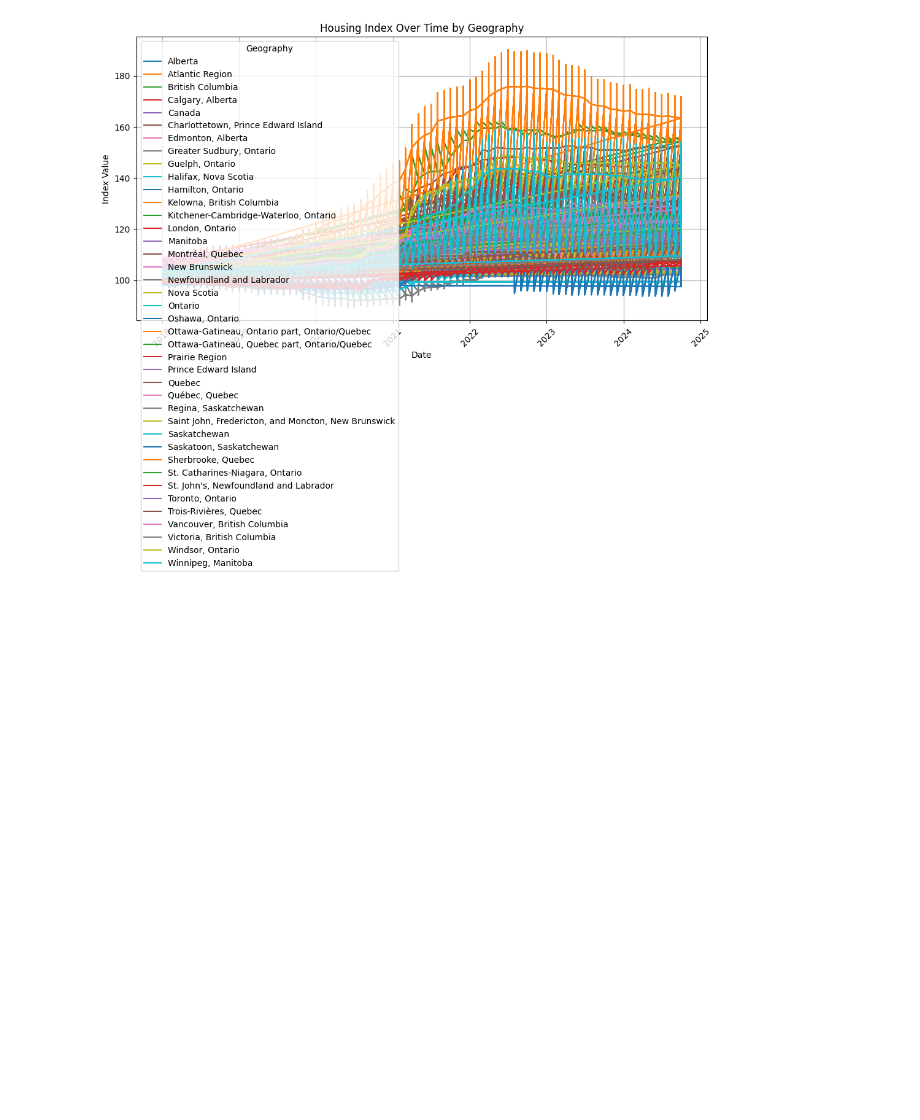
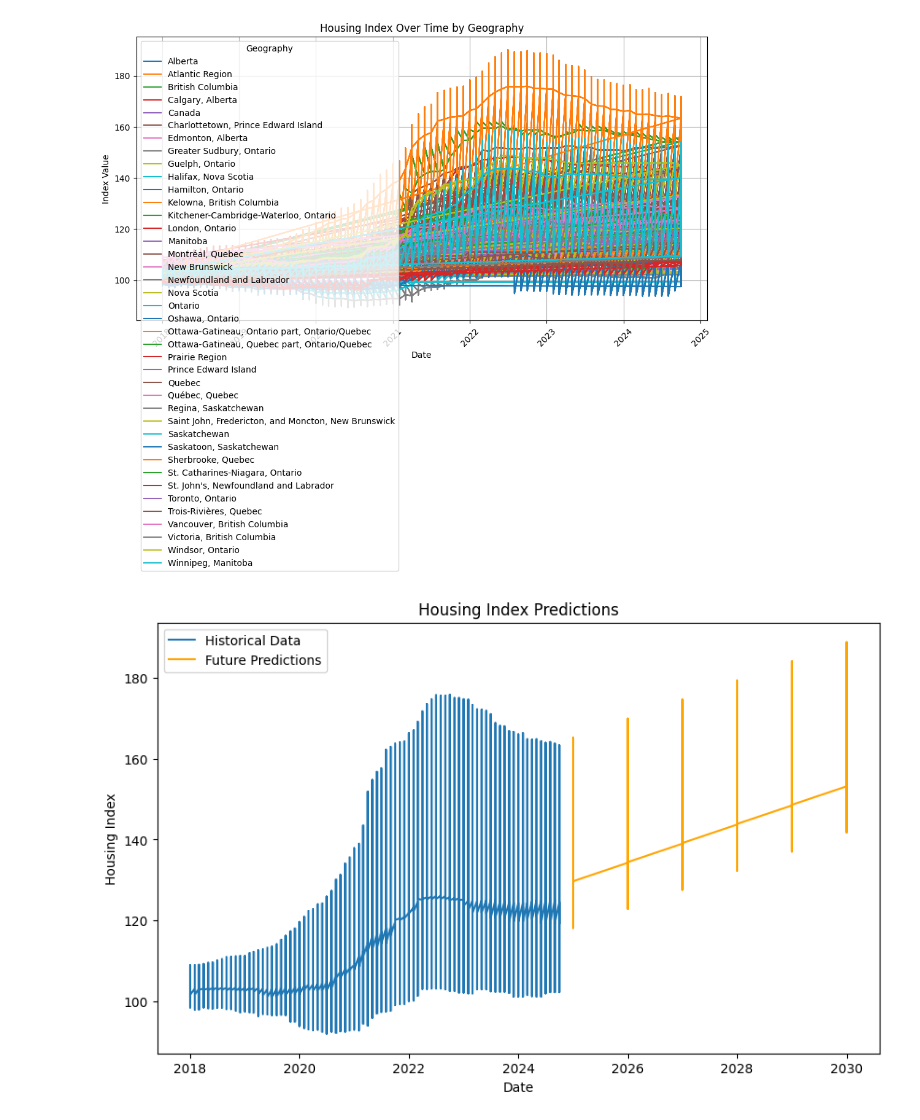
Before and after one commit to MuskanNarwal/HousingPredictionsProject4, a Jupyter notebook: code/housing_index.ipynb, the cells around one changed output. Saved outputs shown, nothing was run; the diff lists cells and outputs as text; code cells hidden in the pictures; blank space fills up the shorter version.

```diff
--- a/code/housing_index.ipynb
+++ b/code/housing_index.ipynb
@@ -177,3 +158,83 @@ plt.grid(True)
 plt.show()
 # %% [output]
 [figure]
+# %%
+# Step 2: Convert the 'Date' column from text to datetime
+housing_index_final['Date'] = pd.to_datetime(housing_index_final['Date'], errors='coerce')
+
+# Step 3: Calculate the change in index values if not already done
+housing_index_final['change_index'] = housing_index_final['Index Value'].diff()
+housing_index_final = housing_index_final.dropna()
+
+# Step 4: Extract year from the Date column
+housing_index_final['Year'] = housing_index_final['Date'].dt.year
+
+# Step 5: Create features and target variable
+X = housing_index_final[['Year', 'Geography']]  # Ensure these column names match your DataFrame
+y = housing_index_final['Index Value']
+
+# One-hot encode the geography column
+X = pd.get_dummies(X, columns=['Geography'], drop_first=True)
+
+# Step 6: Train the model
+X_train, X_test, y_train, y_test = train_test_split(X, y, test_size=0.2, random_state=42)
+model = LinearRegression()
+model.fit(X_train, y_train)
+
+# Step 7: Make predictions on the test set
+y_pred = model.predict(X_test)
+
+# Step 8: Define future years to predict
+future_years = [2025, 2026, 2027, 2028, 2029, 2030]
+
+# Step 9: Create a DataFrame for future dates
+unique_geographies = housing_index_final['Geography'].unique()
+future_dates = pd.DataFrame({
+    'Year': np.repeat(future_years, len(unique_geographies)),
+    'Geography': np.tile(unique_geographies, len(future_years))
+})
+
+# Step 10: One-hot encode the geography column for future_dates
+future_dates = pd.get_dummies(future_dates, columns=['Geography'], drop_first=True)
+
+# Step 11: Align columns of future_dates with X (training data)
+missing_cols = set(X.columns) - set(future_dates.columns)
+for col in missing_cols:
+    future_dates[col] = 0  # Add missing columns with 0s
+
+future_dates = future_dates[X.columns]  # Reorder columns to match the training set
+
+# Step 12: Make predictions for future dates
+future_predictions = model.predict(future_dates)
+
+# Step 13: Prepare the plot
+plt.figure(figsize=(10, 6))
+plt.plot(housing_index_final['Date'], housing_index_final['Index Value'], label='Historical Data')
+
+# Step 14: Create a 'Date' column for future predictions (e.g., January 1st of each year)
+future_dates['predicted_index'] = future_predictions
+future_dates['Date'] = pd.to_datetime(future_dates['Year'].astype(str) + '-01-01')  # Example for January 1st of each year
+
+# Step 15: Plot future predictions
+plt.plot(future_dates['Date'], future_dates['predicted_index'], label='Future Predictions', color='orange')
+plt.xlabel('Date')
+plt.ylabel('Housing Index')
+plt.title('Housing Index Predictions')
+plt.legend()
+plt.savefig('housing_index_predictions.png', dpi=300, bbox_inches='tight')
+plt.show()
+
+# Step 16: Evaluate the model
+mse = mean_squared_error(y_test, y_pred)
+r2 = r2_score(y_test, y_pred)
+print(f'Mean Squared Error: {mse}')
+print(f'R^2 Score: {r2}')
+
+# Step 17: Visualize predictions vs actual
+plt.scatter(y_test, y_pred)
+plt.xlabel('Actual Change in Housing Index')
+plt.ylabel('Predicted Change in Housing Index')
+plt.title('Predicted vs Actual Change in Housing Index')
+plt.show()
+# %% [output]
+[figure, added]
```
Also changed, not shown: parts of 3 cells of this notebook, 3 other files.
